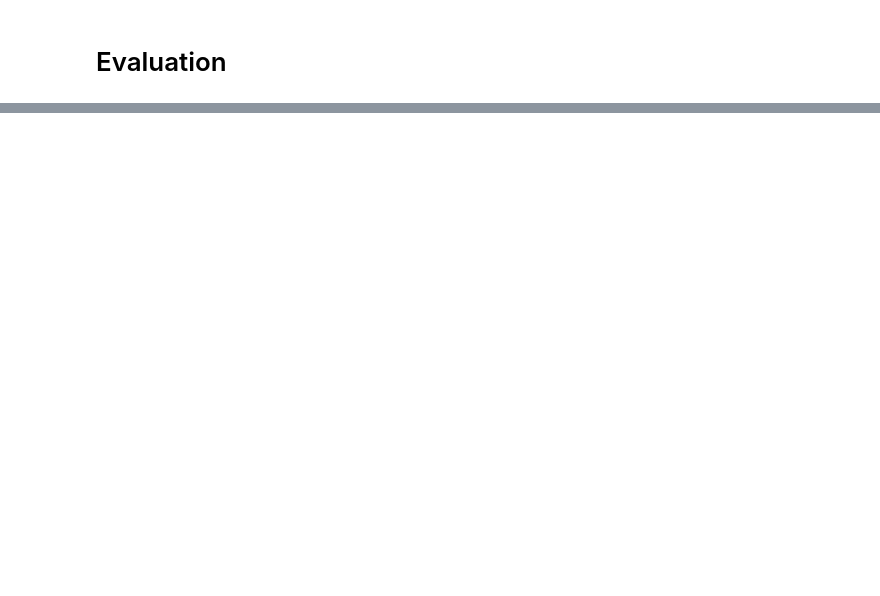
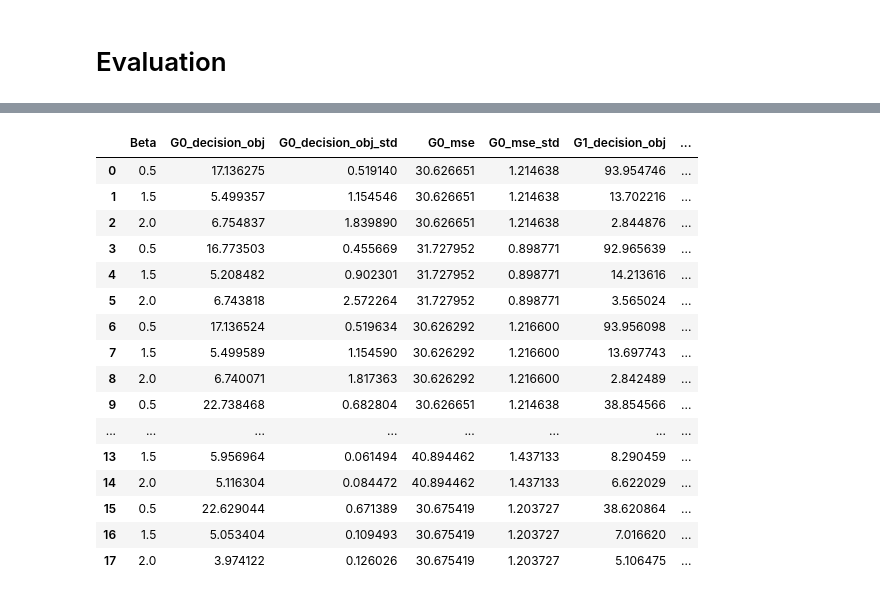
Before and after one commit to DennisWang2488/Fairness-Decision-Focused-Loss, a Jupyter notebook: Organized-FDFL/notebooks/runTwoStage.ipynb, the cells around one changed output, grey strips where cells are left out. Saved outputs shown, nothing was run; the diff lists cells and outputs as text; code cells hidden in the pictures; blank space fills up the shorter version.

```diff
--- a/Organized-FDFL/notebooks/runTwoStage.ipynb
+++ b/Organized-FDFL/notebooks/runTwoStage.ipynb
@@ -515,0 +576,20 @@ RuntimeError: mean(): could not infer output dtype. Input dtype must be either a
+# %%
+results_df[other_cols]
+# %% [output]
+|  | Beta | G0_decision_obj | G0_decision_obj_std | G0_mse | G0_mse_std | G1_decision_obj | ... |
+| 0 | 0.5 | 17.136275 | 0.519140 | 30.626651 | 1.214638 | 93.954746 | ... |
+| 1 | 1.5 | 5.499357 | 1.154546 | 30.626651 | 1.214638 | 13.702216 | ... |
+| 2 | 2.0 | 6.754837 | 1.839890 | 30.626651 | 1.214638 | 2.844876 | ... |
+| 3 | 0.5 | 16.773503 | 0.455669 | 31.727952 | 0.898771 | 92.965639 | ... |
+| 4 | 1.5 | 5.208482 | 0.902301 | 31.727952 | 0.898771 | 14.213616 | ... |
+| 5 | 2.0 | 6.743818 | 2.572264 | 31.727952 | 0.898771 | 3.565024 | ... |
+| 6 | 0.5 | 17.136524 | 0.519634 | 30.626292 | 1.216600 | 93.956098 | ... |
+| 7 | 1.5 | 5.499589 | 1.154590 | 30.626292 | 1.216600 | 13.697743 | ... |
+| 8 | 2.0 | 6.740071 | 1.817363 | 30.626292 | 1.216600 | 2.842489 | ... |
+| 9 | 0.5 | 22.738468 | 0.682804 | 30.626651 | 1.214638 | 38.854566 | ... |
+| ... | ... | ... | ... | ... | ... | ... | ... |
+| 13 | 1.5 | 5.956964 | 0.061494 | 40.894462 | 1.437133 | 8.290459 | ... |
+| 14 | 2.0 | 5.116304 | 0.084472 | 40.894462 | 1.437133 | 6.622029 | ... |
+| 15 | 0.5 | 22.629044 | 0.671389 | 30.675419 | 1.203727 | 38.620864 | ... |
+| 16 | 1.5 | 5.053404 | 0.109493 | 30.675419 | 1.203727 | 7.016620 | ... |
+| 17 | 2.0 | 3.974122 | 0.126026 | 30.675419 | 1.203727 | 5.106475 | ... |
```
Also changed, not shown: parts of 8 cells of this notebook, 7 other files.
